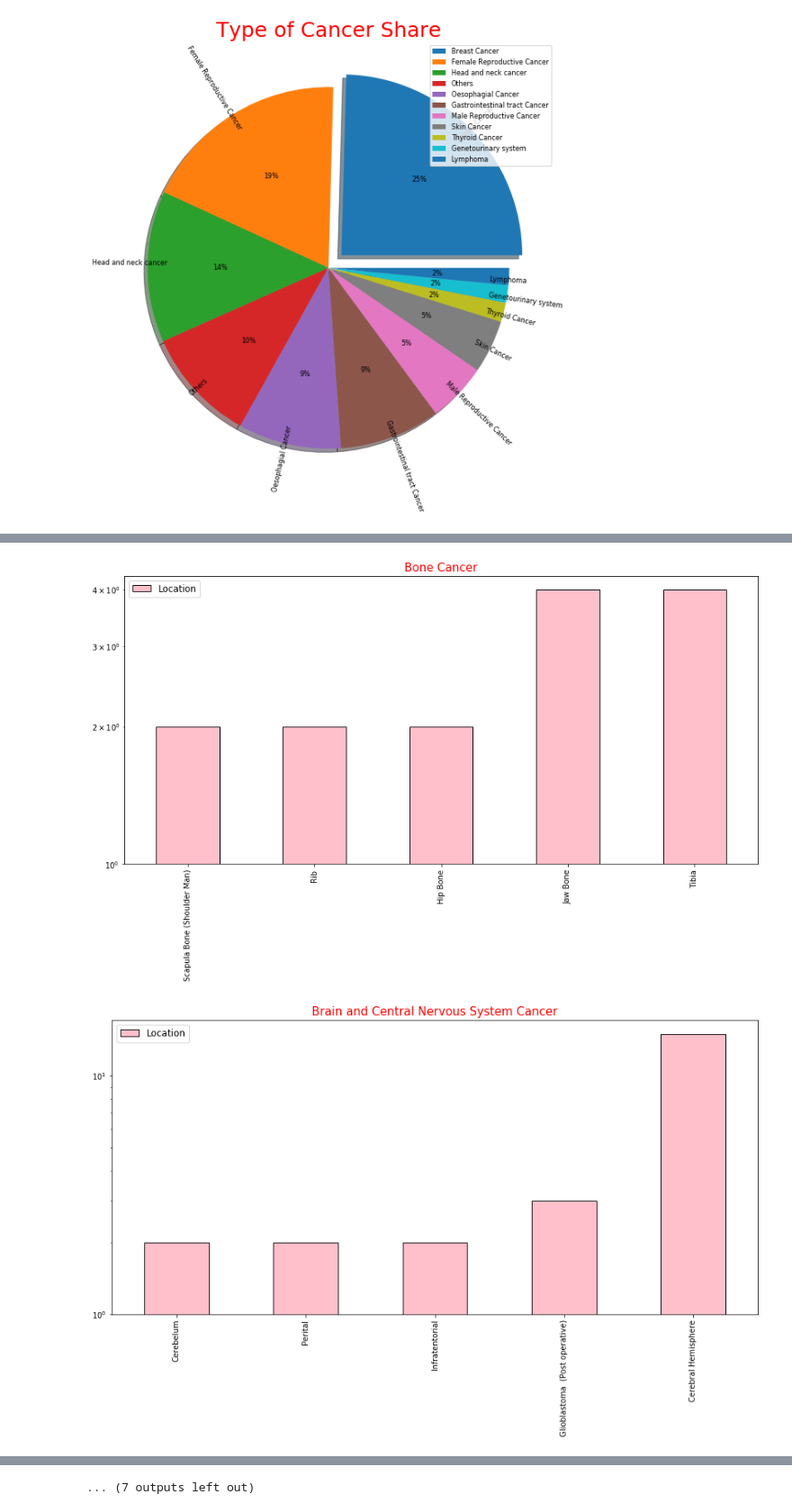
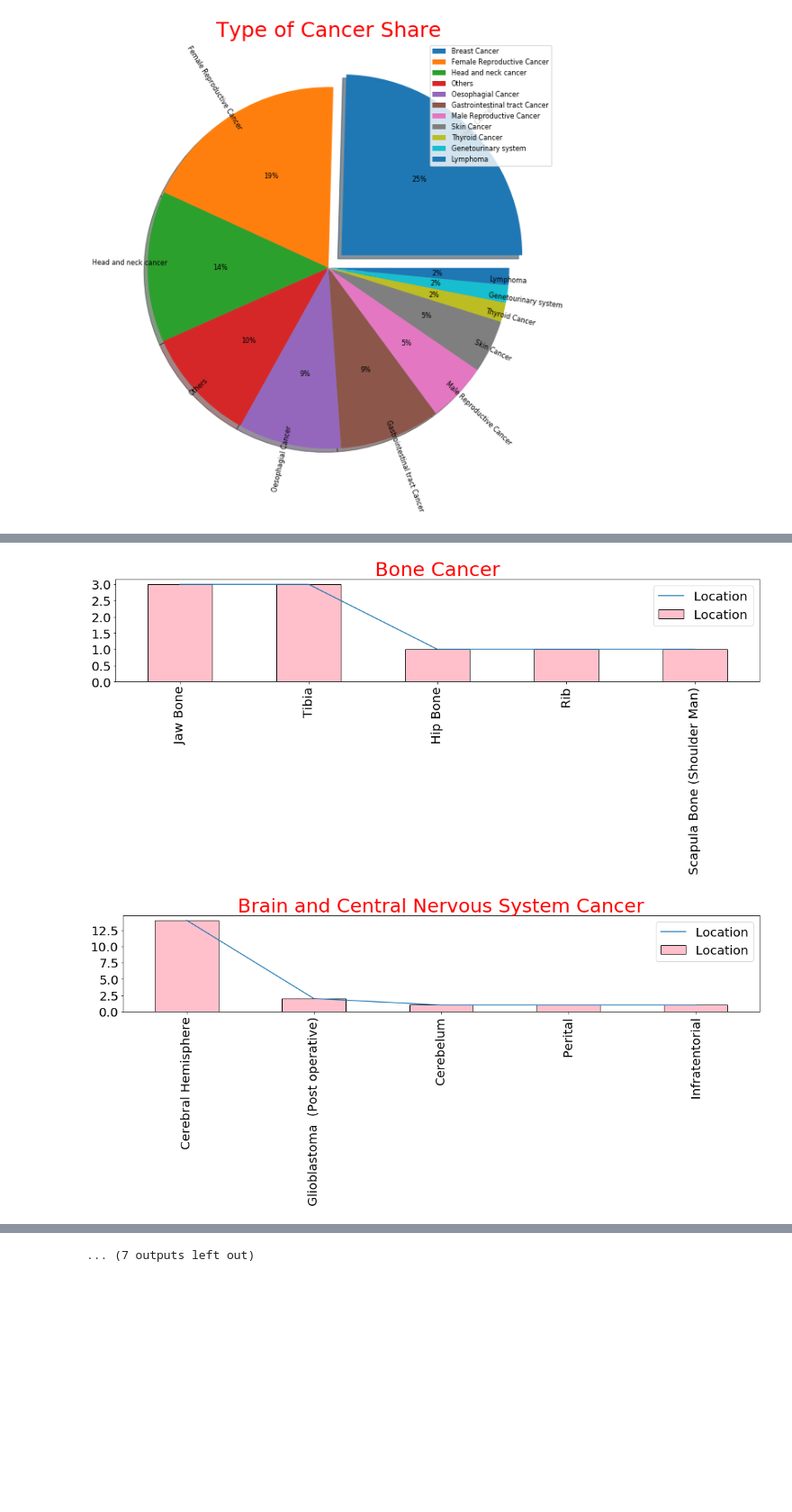
Before and after one commit to ssnk4343/Hospital_Cancer_Analysis, a Jupyter notebook: Cancer_Analysis.ipynb, the cells around one changed output, grey strips where cells are left out. Shown at 90% size. Drawn from its saved outputs; the diff is of its cells as text; code cells hidden in the pictures; blank space fills up the shorter version.

```diff
--- a/Cancer_Analysis.ipynb
+++ b/Cancer_Analysis.ipynb
@@ -204,16 +204,22 @@ Text(0.5, 1.0, 'Instances of cancer in Female')
 # %%
 for item in df['Type of Cancer'].unique():
-    c=['cyan','torquoise','grey','c','r','pink','maroon','cyan','torquoise','grey','c','r','pink','maroon','cyan','torquoise','grey','c','r']
+    #c=['cyan','torquoise','grey','c','r','pink','maroon','cyan','torquoise','grey','c','r','pink','maroon','cyan','torquoise','grey','c','r']
     filt = df['Type of Cancer']==item
-    at = df.loc[filt,'Location'].value_counts().nlargest(25).sort_values()
+    at = df.loc[filt,'Location'].value_counts().nlargest(25).sort_values().nlargest(15)
     #print(at)
     if len(at)>1:
         plt.figure(figsize=(15,7))
-        at.plot.bar(subplots=True,log=True,edgecolor='black',color='pink')
-        plt.legend(fontsize=12)
-        plt.title(item,fontsize=15,color='r')
+        #at.plot.pie(autopct='%1.f%%',shadow=True,rotatelabels = 270,labeldistance=0.9,fontsize=15)
+        at.plot.bar(subplots=True,edgecolor='black',color='pink',fontsize=20)
+        at.plot(fontsize=20)
+        plt.legend(fontsize=20)
+        plt.xticks(rotation=90)
+        plt.tight_layout()
+        plt.title(item,fontsize=31,color='r')
+
+
 
 plt.show()
 # %% [output]
-[figure, old version]
+[figure, new version]
-[figure, old version]
+[figure, new version]
```
Also changed, not shown: parts of 3 cells of this notebook.
